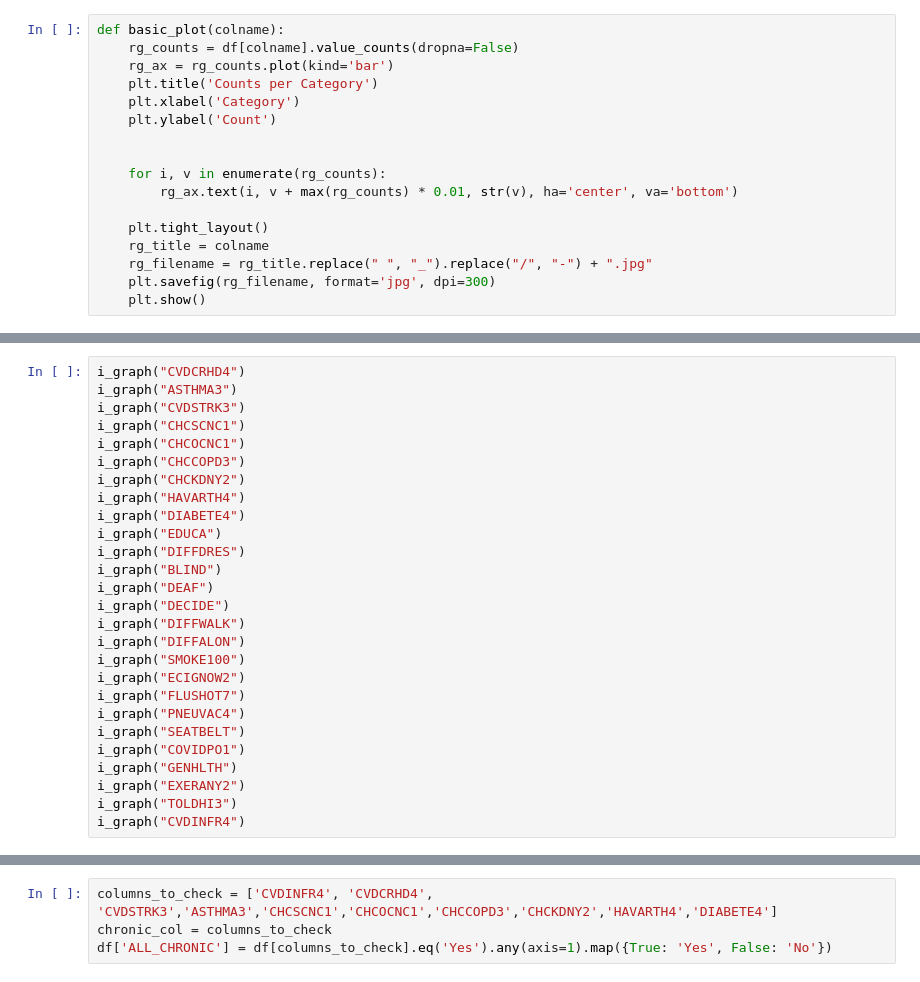
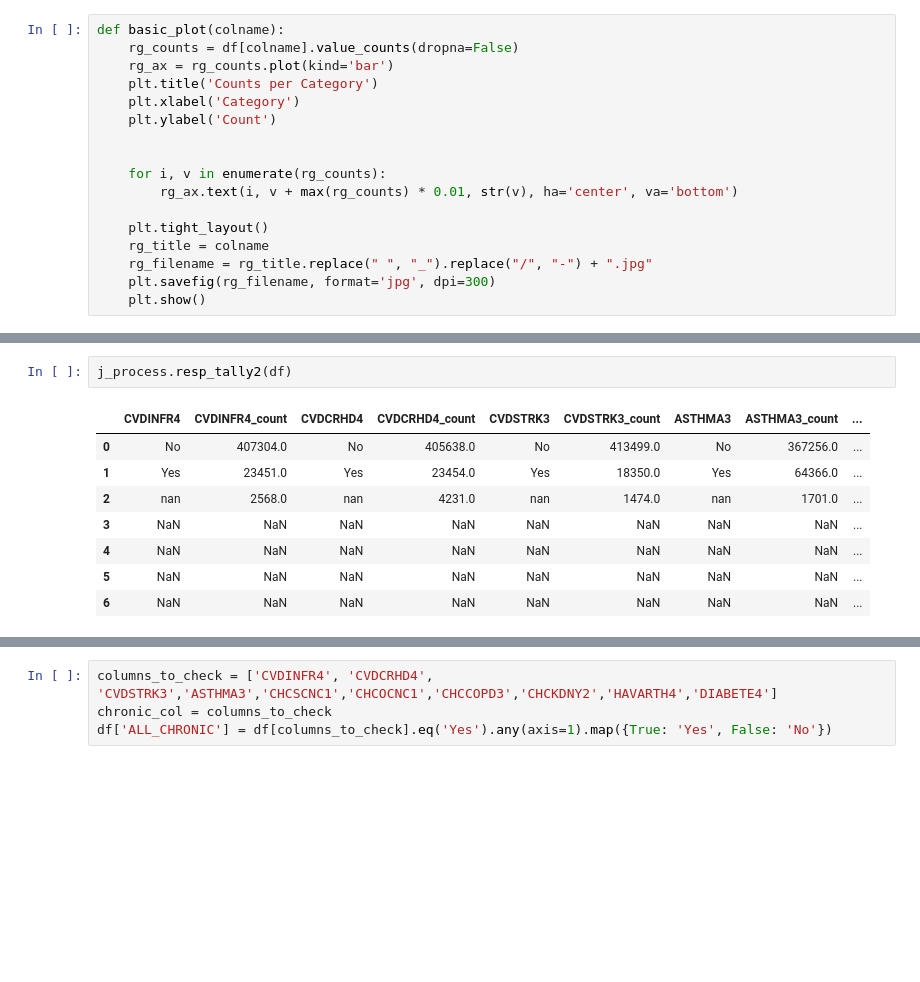
Before and after one commit to sksizer/dat_490, a Jupyter notebook: rq3.ipynb, the cells around one changed output, grey strips where cells are left out. Drawn from its saved outputs; the diff is of its cells as text; blank space fills up the shorter version.

```diff
--- a/rq3.ipynb
+++ b/rq3.ipynb
@@ -101,32 +114,16 @@ df["EXERANY2"]=df["EXERANY2"].replace(["Refused -  Go to Section 04.08 STRENGTH"
 repval("EXERANY2", default)
 repval("TOLDHI3", default)
 # %%
-i_graph("CVDCRHD4")
-i_graph("ASTHMA3")
-i_graph("CVDSTRK3")
-i_graph("CHCSCNC1")
-i_graph("CHCOCNC1")
-i_graph("CHCCOPD3")
-i_graph("CHCKDNY2")
-i_graph("HAVARTH4")
-i_graph("DIABETE4")
-i_graph("EDUCA")
-i_graph("DIFFDRES")
-i_graph("BLIND")
-i_graph("DEAF")
-i_graph("DECIDE")
-i_graph("DIFFWALK")
-i_graph("DIFFALON")
-i_graph("SMOKE100")
-i_graph("ECIGNOW2")
-i_graph("FLUSHOT7")
-i_graph("PNEUVAC4")
-i_graph("SEATBELT")
-i_graph("COVIDPO1")
-i_graph("GENHLTH")
-i_graph("EXERANY2")
-i_graph("TOLDHI3")
-i_graph("CVDINFR4")
+j_process.resp_tally2(df)
+# %% [output]
+|  | CVDINFR4 | CVDINFR4_count | CVDCRHD4 | CVDCRHD4_count | CVDSTRK3 | CVDSTRK3_count | ASTHMA3 | ASTHMA3_count | ... |
+| 0 | No | 407304.0 | No | 405638.0 | No | 413499.0 | No | 367256.0 | ... |
+| 1 | Yes | 23451.0 | Yes | 23454.0 | Yes | 18350.0 | Yes | 64366.0 | ... |
+| 2 | nan | 2568.0 | nan | 4231.0 | nan | 1474.0 | nan | 1701.0 | ... |
+| 3 | NaN | NaN | NaN | NaN | NaN | NaN | NaN | NaN | ... |
+| 4 | NaN | NaN | NaN | NaN | NaN | NaN | NaN | NaN | ... |
+| 5 | NaN | NaN | NaN | NaN | NaN | NaN | NaN | NaN | ... |
+| 6 | NaN | NaN | NaN | NaN | NaN | NaN | NaN | NaN | ... |
 # %%
 print(df.isna().sum())
 print(df.shape)
```
Also changed, not shown: parts of 23 cells of this notebook.
